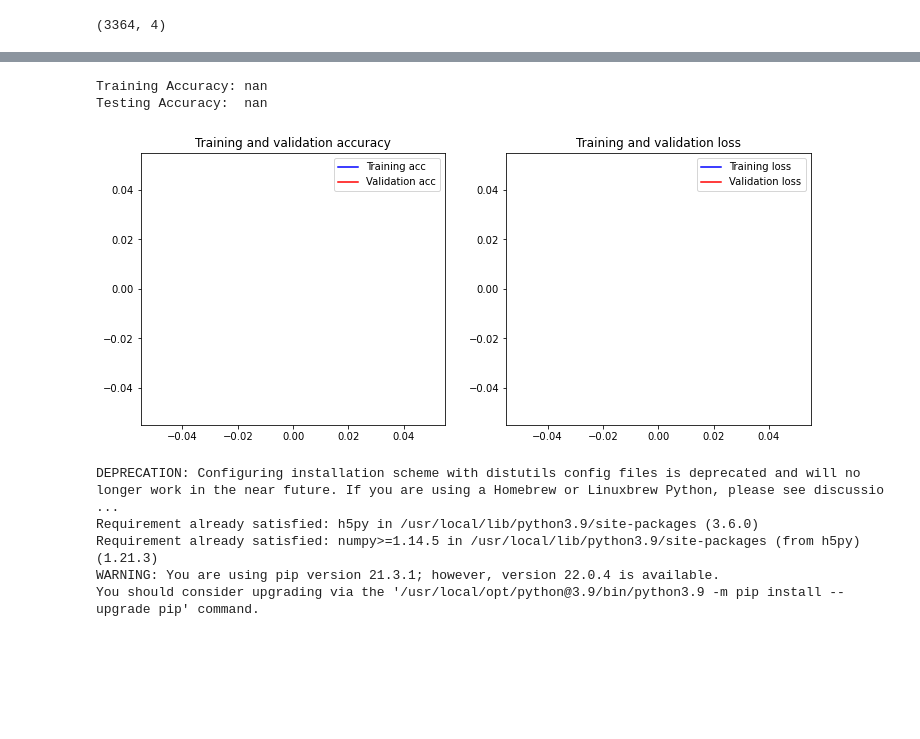
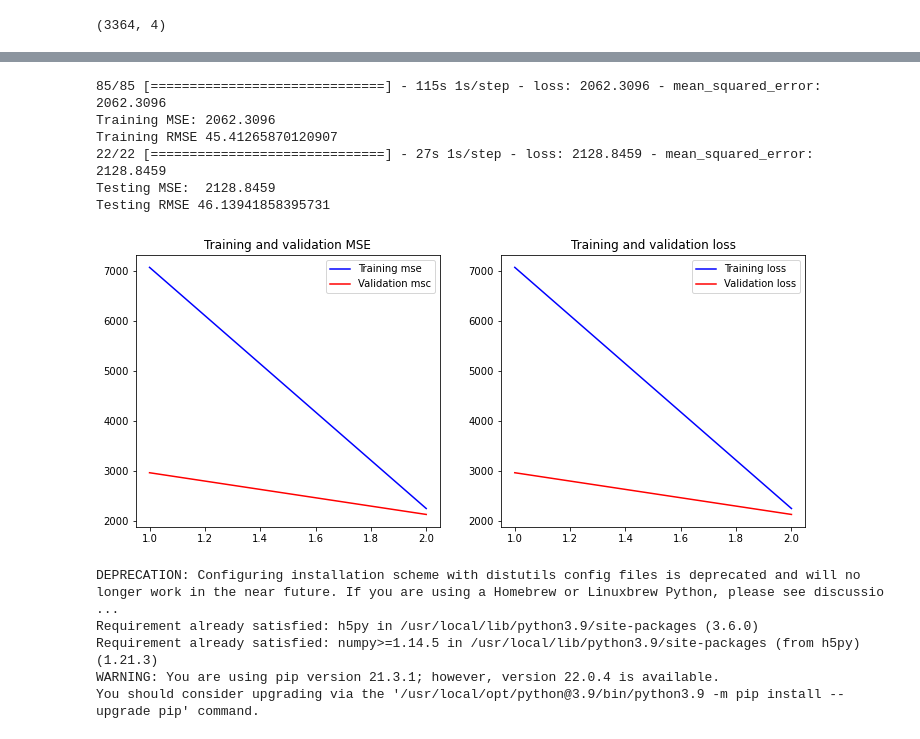
Before and after one commit to divyakumar95/Speech2Speech, a Jupyter notebook: DeepLearning_CA01.ipynb, the cells around one changed output, grey strips where cells are left out. Cells and saved outputs as stored; diff of their text form; code cells hidden in the pictures; blank space fills up the shorter version.

```diff
--- a/DeepLearning_CA01.ipynb
+++ b/DeepLearning_CA01.ipynb
@@ -239,5 +252,8 @@ from keras.layers import Dense, Conv1D, Flatten, Input,Activation, Dropout, LSTM
 from keras.models import Sequential
 from tensorflow.keras.optimizers import Adam
 from sklearn.model_selection import train_test_split
+# %%
+X = new_input_df
+y = new_output_df
 # %%
-X_train, X_test, Y_train, Y_test = train_test_split(input_df, output_df, test_size=0.1)
+X_train, X_test, Y_train, Y_test = train_test_split(X, y, test_size=0.2)
@@ -319,7 +313,7 @@ checkpoint_name = 'Weights-{epoch:03d}--{val_loss:.5f}.hdf5'
 checkpoint = ModelCheckpoint(checkpoint_name, monitor='val_loss', verbose = 1, save_best_only = True, mode ='auto')
 callbacks_list = [checkpoint]
 
-epochs = 1; batch_size = 2
+epochs = 2; batch_size = 50
 
 history = model.fit(X_train, Y_train, batch_size=batch_size, epochs=epochs, verbose=True, validation_data=(X_test, Y_test))
 # %% [output]
@@ -336,9 +333,9 @@ def plot_history(history):
 
     plt.figure(figsize=(12, 5))
     plt.subplot(1, 2, 1)
-    plt.plot(x, acc, 'b', label='Training acc')
-    plt.plot(x, val_acc, 'r', label='Validation acc')
-    plt.title('Training and validation accuracy')
+    plt.plot(x, acc, 'b', label='Training mse')
+    plt.plot(x, val_acc, 'r', label='Validation msc')
+    plt.title('Training and validation MSE')
     plt.legend()
     plt.subplot(1, 2, 2)
     plt.plot(x, loss, 'b', label='Training loss')
@@ -346,15 +343,26 @@ def plot_history(history):
     plt.title('Training and validation loss')
     plt.legend()
 # %%
-loss, accuracy = model.evaluate(X_train, Y_train, verbose=False)
-print("Training Accuracy: {:.4f}".format(accuracy))
-loss, accuracy = model.evaluate(X_test, Y_test, verbose=False)
-print("Testing Accuracy:  {:.4f}".format(accuracy))
+from sklearn.metrics import mean_squared_error
+
+#print("MSE",mean_squared_error(Y_test,Y_pred))
+#print("RMSE",np.sqrt(mean_squared_error(y_test,y_pred)))
+
+loss, train_mse = model.evaluate(X_train, Y_train, verbose=True)
+print("Training MSE: {:.4f}".format(train_mse))
+print("Training RMSE",np.sqrt(train_mse))
+loss, test_mse = model.evaluate(X_test, Y_test, verbose=True)
+print("Testing MSE:  {:.4f}".format(test_mse))
+print("Testing RMSE",np.sqrt(test_mse))
 plot_history(history)
 # %% [output]
-Training Accuracy: nan
-Testing Accuracy:  nan
+85/85 [==============================] - 115s 1s/step - loss: 2062.3096 - mean_squared_error: 2062.3096
+Training MSE: 2062.3096
+Training RMSE 45.41265870120907
+22/22 [==============================] - 27s 1s/step - loss: 2128.8459 - mean_squared_error: 2128.8459
+Testing MSE:  2128.8459
+Testing RMSE 46.13941858395731
-[figure, old version]
+[figure, new version]
 # %%
 !pip3 install h5py
 # %% [output]
```
Also changed, not shown: parts of 47 cells of this notebook, 4 other files.
